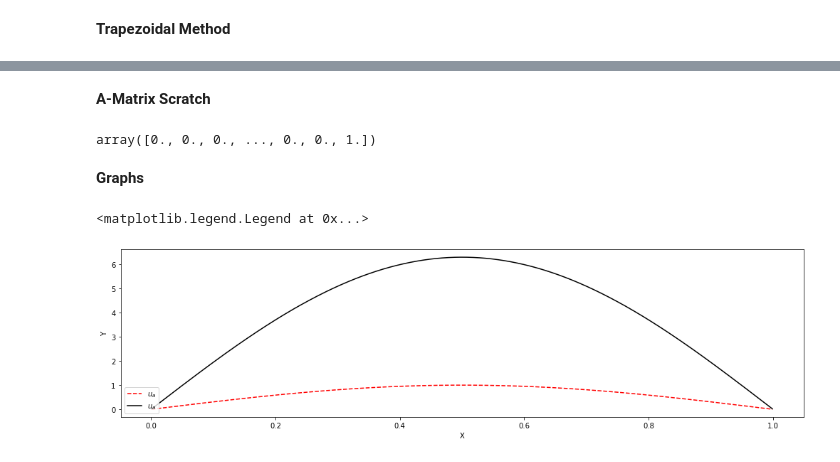
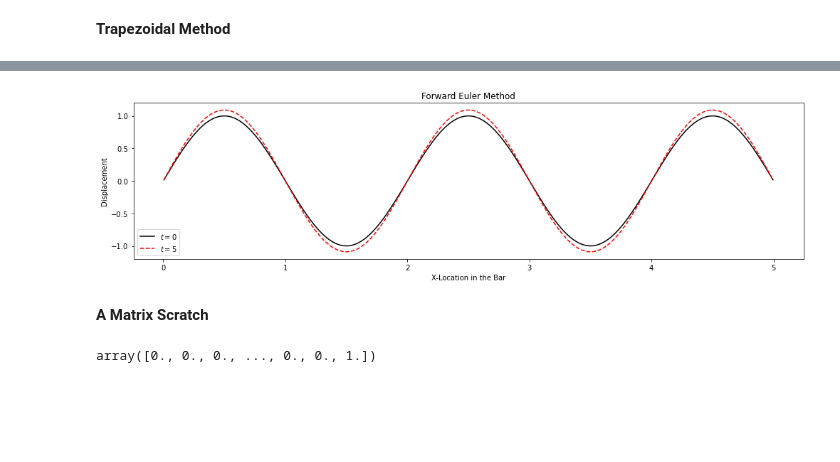
Before and after one commit to minwin0630/ae370-group-project-2, a Jupyter notebook: Project 2 Group.ipynb, the cells around one changed output, grey strips where cells are left out. Drawn from its saved outputs; the diff is of its cells as text; code cells hidden in the pictures; blank space fills up the shorter version.

```diff
--- a/Project 2 Group.ipynb
+++ b/Project 2 Group.ipynb
@@ -148,5 +324,19 @@ def trapIVP(E, rho, dt, n):
+# %%
+import matplotlib.pyplot as plt
+fig = plt.figure(figsize=(14, 4), tight_layout=True)
+ax1 = fig.add_subplot(111)
+ax1.plot(x_int, U2_t0, 'k', label=r'$t=0$')
+ax1.plot(x_int, U2_t5, 'r--', label=r'$t=5$')
+ax1.set_xlabel('X-Location in the Bar')
+ax1.set_ylabel('Displacement')
+ax1.set_xscale('linear')
+ax1.set_yscale('linear')
+ax1.set_title('Forward Euler Method')
+ax1.legend(loc='lower left');
+# %% [output]
+[figure, added]
 # %% [markdown]
-**A-Matrix Scratch**
+**A Matrix Scratch**
 # %%
 ind = np.arange(0, 2*n-2, 1)
 ones = np.ones(n-1)
@@ -179,5 +369,3 @@ A = A*E/(rho*dx**2)
 A.toarray()[998]
 # %% [output]
 array([0., 0., 0., ..., 0., 0., 1.])
-# %% [markdown]
-**Graphs**
@@ -194,14 +371,0 @@ U_t5 = U1[50]
-# %%
-import matplotlib.pyplot as plt
-fig = plt.figure(figsize=(14, 4), tight_layout=True)
-ax1 = fig.add_subplot(111)
-ax1.plot(x_int, U_t0, 'r--', label=r'$u_a$')
-ax1.plot(x_int, U_t5, 'k', label=r'$u_a$')
-ax1.set_xlabel('X')
-ax1.set_ylabel('Y')
-ax1.set_xscale('linear')
-ax1.set_yscale('linear')
-ax1.legend(loc='lower left')
-# %% [output]
-<matplotlib.legend.Legend at 0x...>
-[figure, removed]
```
Also changed, not shown: parts of 13 cells of this notebook.
